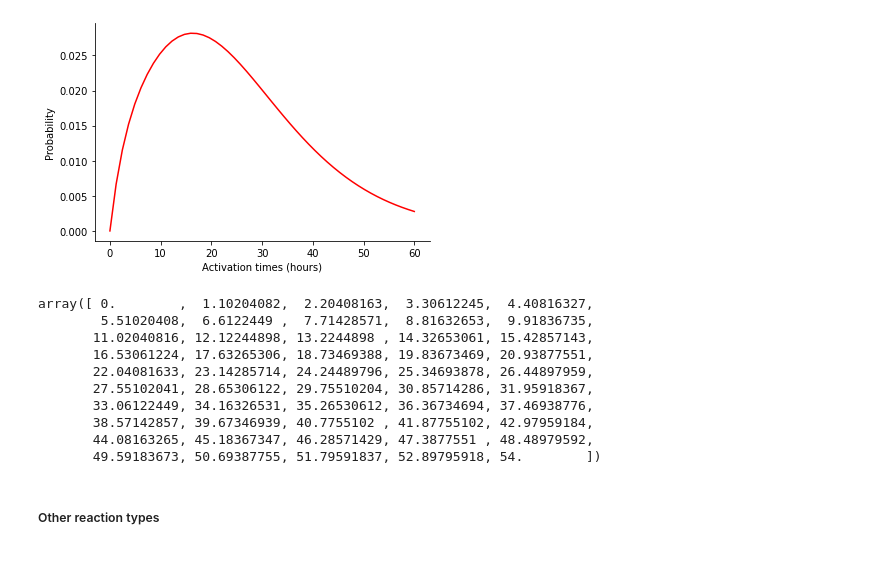
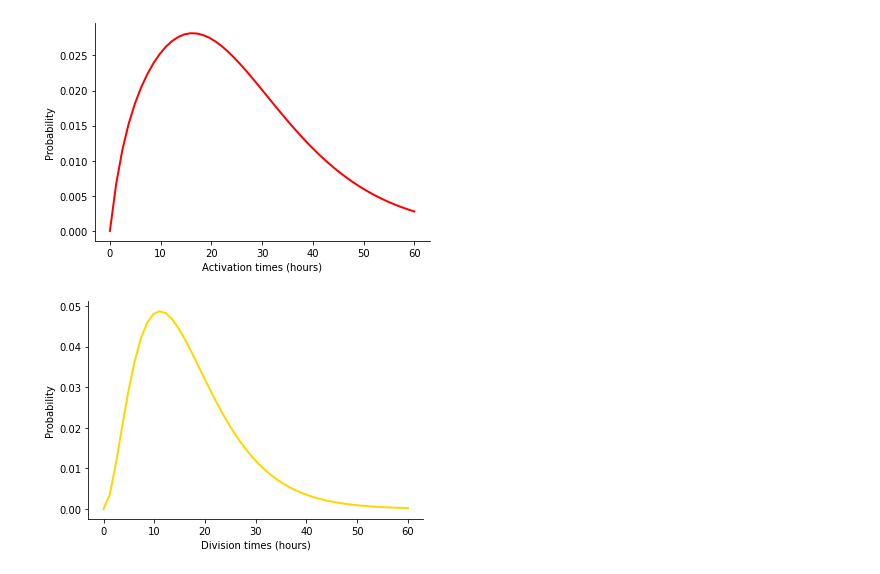
Before and after one commit to mauricelanghinrichs/memocell, a Jupyter notebook: examples/ex01_networks_and_simulations.ipynb, the cells around one changed output. Cells and saved outputs as stored; diff of their text form; code cells hidden in the pictures.

```diff
--- a/examples/ex01_networks_and_simulations.ipynb
+++ b/examples/ex01_networks_and_simulations.ipynb
@@ -64,16 +65,3 @@ plt.ylabel('Probability')
 plt.xlabel('Activation times (hours)');
 # %% [output]
 [figure]
-# %%
-act_times
-# %% [output]
-array([ 0.        ,  1.10204082,  2.20408163,  3.30612245,  4.40816327,
-        5.51020408,  6.6122449 ,  7.71428571,  8.81632653,  9.91836735,
-       11.02040816, 12.12244898, 13.2244898 , 14.32653061, 15.42857143,
-       16.53061224, 17.63265306, 18.73469388, 19.83673469, 20.93877551,
-       22.04081633, 23.14285714, 24.24489796, 25.34693878, 26.44897959,
-       27.55102041, 28.65306122, 29.75510204, 30.85714286, 31.95918367,
-       33.06122449, 34.16326531, 35.26530612, 36.36734694, 37.46938776,
-       38.57142857, 39.67346939, 40.7755102 , 41.87755102, 42.97959184,
-       44.08163265, 45.18367347, 46.28571429, 47.3877551 , 48.48979592,
-       49.59183673, 50.69387755, 51.79591837, 52.89795918, 54.        ])
@@ -82,2 +68,18 @@ theta_l = 0.06
-# %% [markdown]
-##### Other reaction types
+# %%
+# for the division reaction, we obtain a faster and more controlled / tight
+# waiting time distribution
+theta_l = 0.06
+
+div_times = np.linspace(0.0, 60.0)
+alpha, S = me.utils.phase_type_from_erlang(theta_l, n_l)
+div_times_pdf = me.utils.phase_type_pdf(alpha, S, div_times)
+# %%
+plt.figure()
+ax = plt.gca()
+ax.spines['top'].set_visible(False)
+ax.spines['right'].set_visible(False)
+plt.plot(div_times, div_times_pdf, color='gold', lw=2)
+plt.ylabel('Probability')
+plt.xlabel('Division times (hours)');
+# %% [output]
+[figure, added]
```
Also changed, not shown: parts of 19 cells of this notebook.
